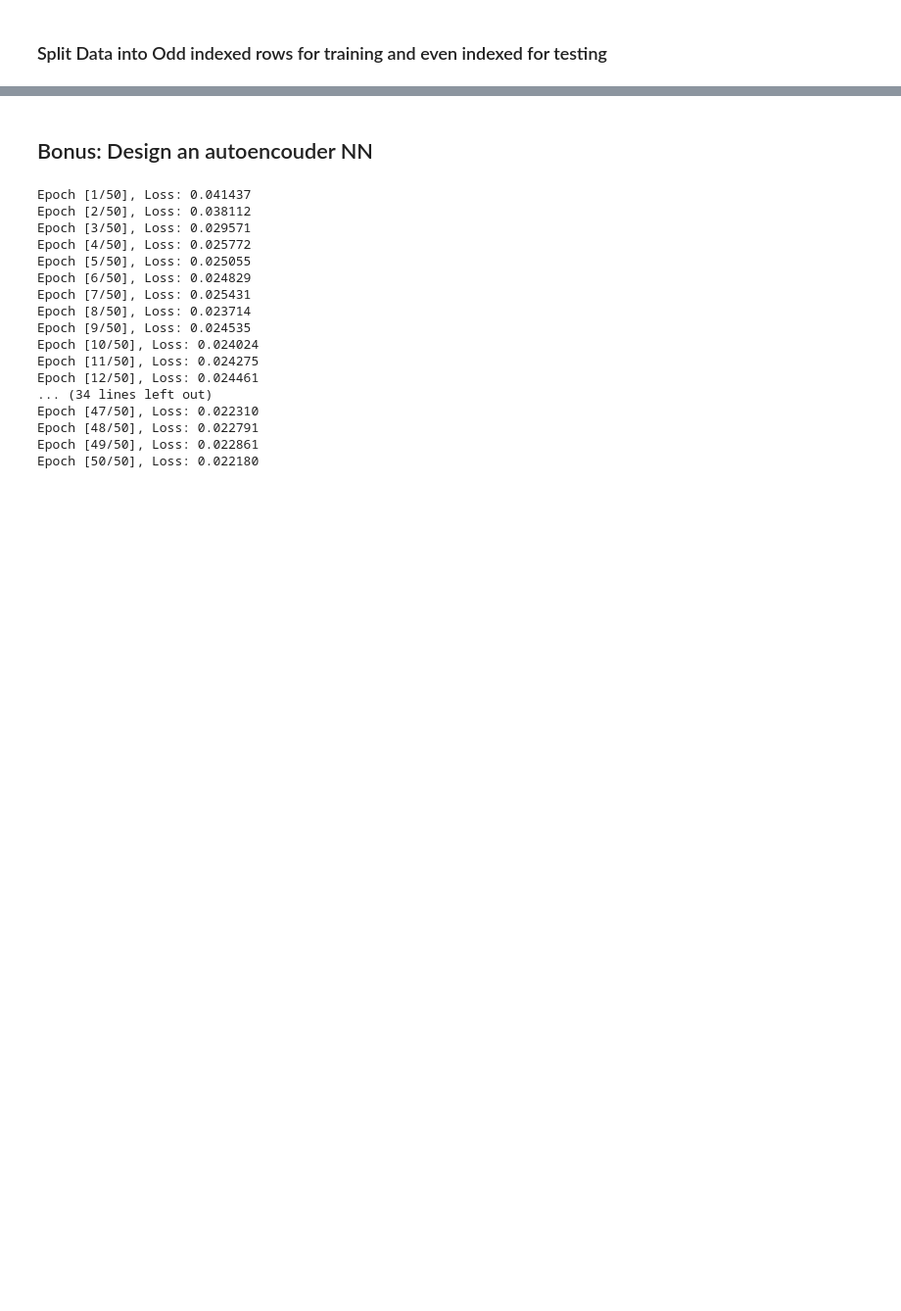
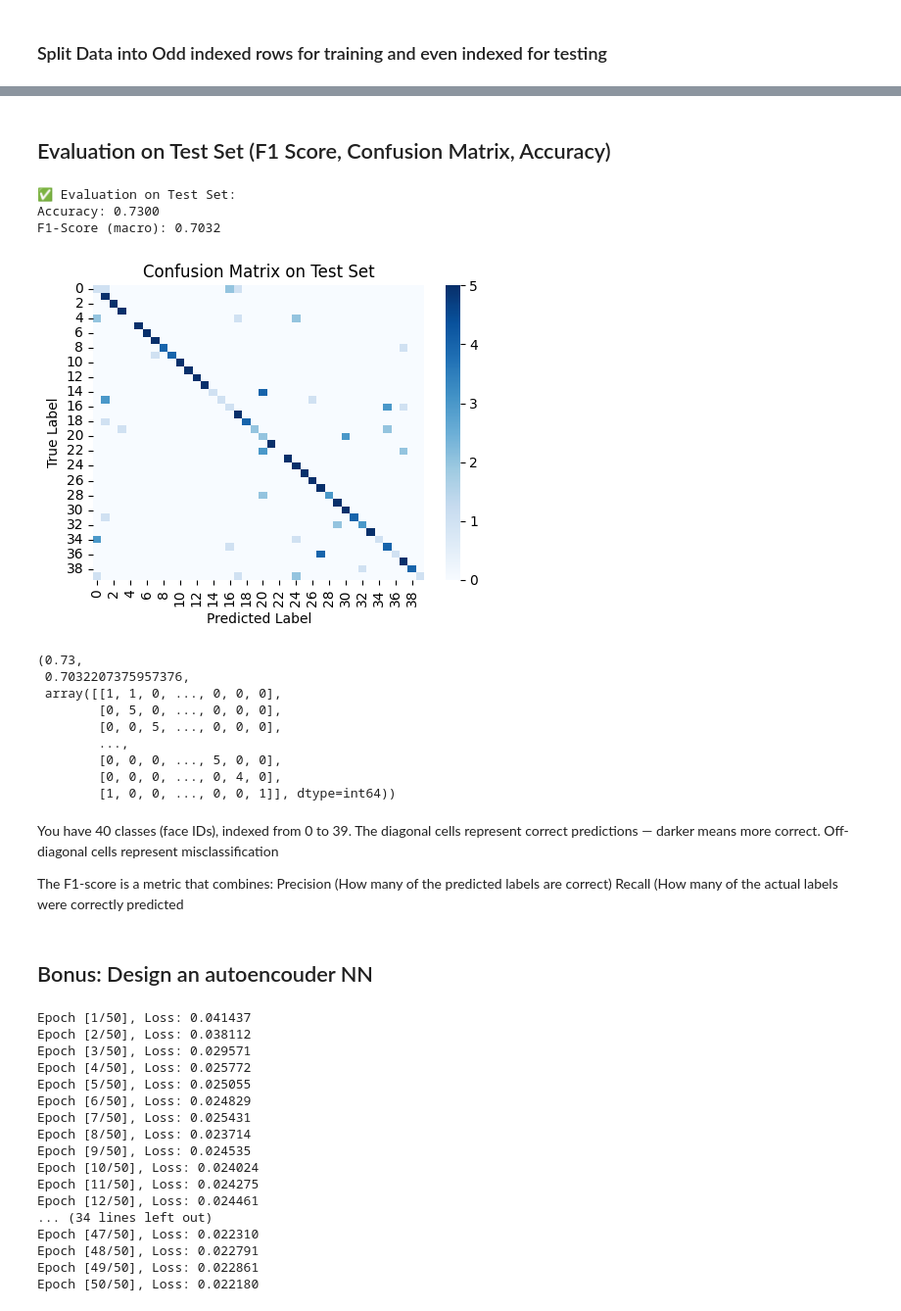
Before and after one commit to Into-To-AI/Face-Recognition, a Jupyter notebook: train.ipynb, the cells around one changed output, grey strips where cells are left out. Shown at 98% size. Cells and saved outputs as stored; diff of their text form; code cells hidden in the pictures; blank space fills up the shorter version.

```diff
--- a/train.ipynb
+++ b/train.ipynb
@@ -175,3 +379,83 @@ Reduced feature shape: (400, 190)
+# %% [markdown]
+## Evaluation on Test Set (F1 Score, Confusion Matrix, Accuracy)
+# %%
+from sklearn.metrics import accuracy_score, f1_score, confusion_matrix
+import seaborn as sns
+import matplotlib.pyplot as plt
+
+def evaluate_kmeans_on_test(best_model, X_test, y_test, pca):
+    """
+    Evaluate the best K-Means model on the test set using Accuracy, F1-Score, and Confusion Matrix.
+
+    Args:
+        best_model (dict): Contains centroids, mapping, alpha, and K.
+        X_test (np.ndarray): Test set features (before PCA).
+        y_test (np.ndarray): Test set true labels.
+        pca (object): PCA object with transform method.
+    """
+
+    #Apply PCA on X_test
+    pca = PCA()
+    pca.load_eigen()
+    pca.set_alpha(best_model['alpha'])
+    X_test_pca = pca.transform(X_test)
+
+    #Predict clusters for test samples using the best model centroids
+    centroids = best_model['centroids']
+    distances = np.linalg.norm(X_test_pca[:, np.newaxis] - centroids, axis=2)
+    test_cluster_labels = np.argmin(distances, axis=1)
+
+    # Map cluster labels to subject IDs
+    mapping = best_model['mapping']
+    #For each predicted cluster_id in the test set,
+    #Retrieve the corresponding subject ID that was assigned by majority vote during training as it is evaltion part
+    y_pred = np.array([mapping.get(c, -1) for c in test_cluster_labels])
+
+
+    # 4. Calculate metrics
+    acc = accuracy_score(y_test, y_pred)
+    f1 = f1_score(y_test, y_pred, average='macro')
+    confusionM = confusion_matrix(y_test, y_pred)
+
+    # 5. Display nicely
+    print("\n✅ Evaluation on Test Set:")
+    print(f"Accuracy: {acc:.4f}")
+    print(f"F1-Score (macro): {f1:.4f}")
+
+    plt.figure(figsize=(5, 4))
+    sns.heatmap(confusionM, annot=False, cmap="Blues", fmt="d", cbar=True)
+    plt.title('Confusion Matrix on Test Set')
+    plt.xlabel('Predicted Label')
+    plt.ylabel('True Label')
+    plt.tight_layout()
+    plt.show()
+
+    return acc, f1, confusionM
+
+# Evaluate the best K-Means model on the test set
+evaluate_kmeans_on_test(best_model, X_test, y_test, pca)
+# %% [output]
+✅ Evaluation on Test Set:
+Accuracy: 0.7300
+F1-Score (macro): 0.7032
+[figure, added]
+(0.73,
+ 0.7032207375957376,
+ array([[1, 1, 0, ..., 0, 0, 0],
+        [0, 5, 0, ..., 0, 0, 0],
+        [0, 0, 5, ..., 0, 0, 0],
+        ...,
+        [0, 0, 0, ..., 5, 0, 0],
+        [0, 0, 0, ..., 0, 4, 0],
+        [1, 0, 0, ..., 0, 0, 1]], dtype=int64))
+# %% [markdown]
+You have 40 classes (face IDs), indexed from 0 to 39.
+The diagonal cells represent correct predictions — darker means more correct.
+Off-diagonal cells represent misclassification
+
+The F1-score is a metric that combines:
+Precision (How many of the predicted labels are correct)
+Recall (How many of the actual labels were correctly predicted
 # %% [markdown]
 ## Bonus: Design an autoencouder NN
 # %%
```
Also changed, not shown: parts of 8 cells of this notebook.
